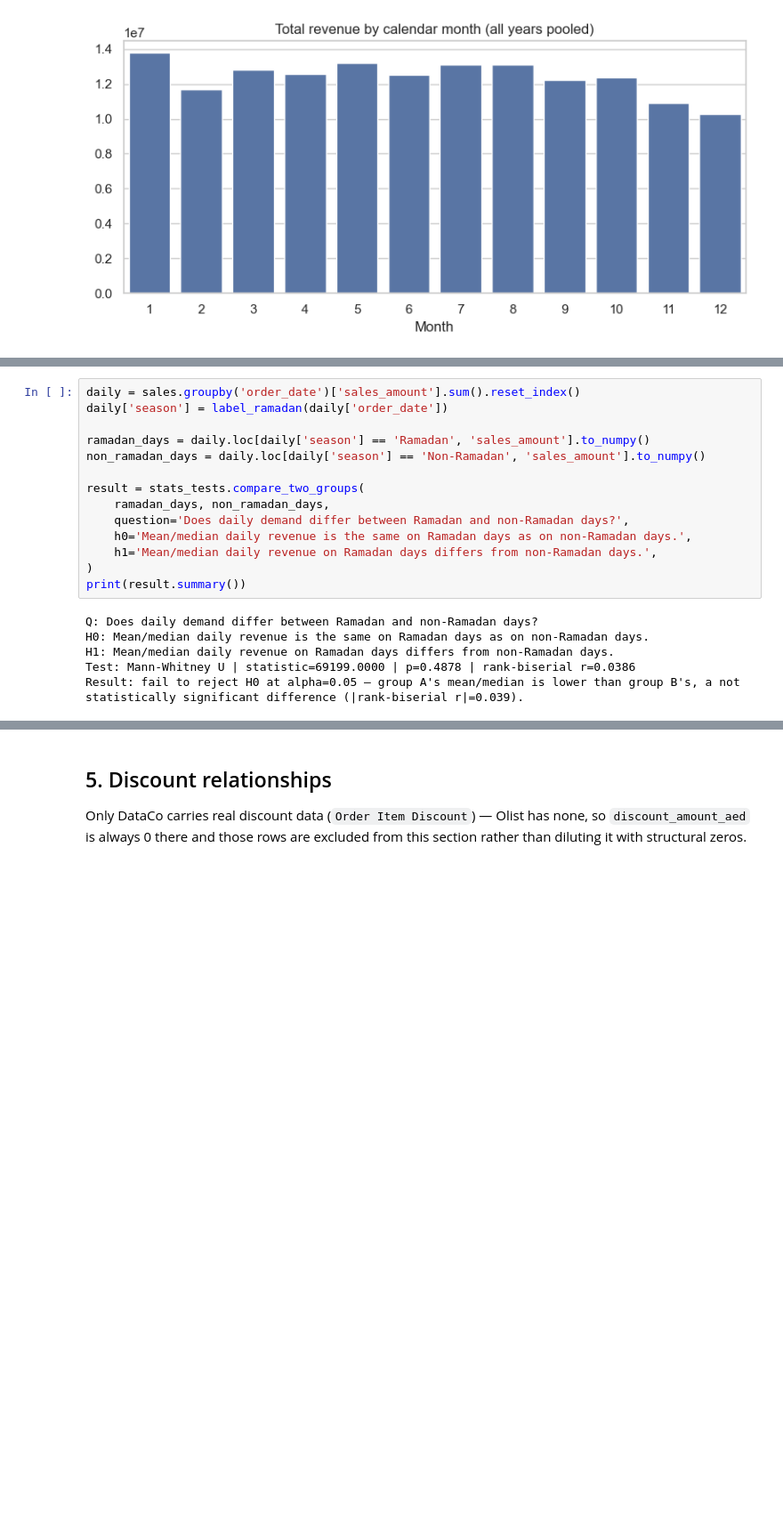
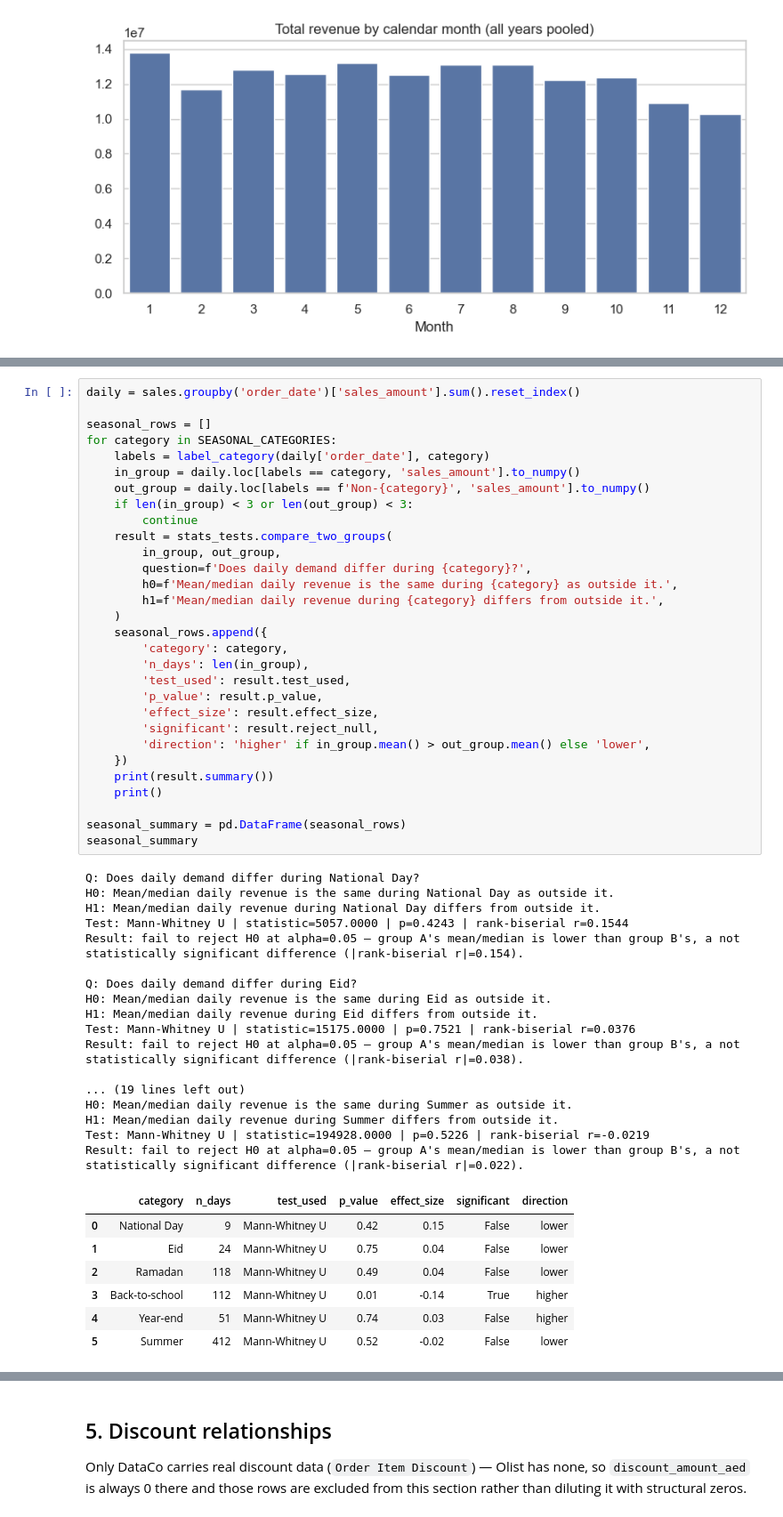
Before and after one commit to Dewwbe/Supply-Chain-Intelligence-Risk-Analytics-Platform, a Jupyter notebook: notebooks/02_sales_eda.ipynb, the cells around one changed output, grey strips where cells are left out. Shown at 89% size. Saved outputs shown, nothing was run; the diff lists cells and outputs as text; blank space fills up the shorter version.

```diff
--- a/notebooks/02_sales_eda.ipynb
+++ b/notebooks/02_sales_eda.ipynb
@@ -103,20 +122,55 @@ Ramadan date ranges are real, published Gregorian equivalents of the Islamic cal
 # %%
 daily = sales.groupby('order_date')['sales_amount'].sum().reset_index()
-daily['season'] = label_ramadan(daily['order_date'])
 
-ramadan_days = daily.loc[daily['season'] == 'Ramadan', 'sales_amount'].to_numpy()
-non_ramadan_days = daily.loc[daily['season'] == 'Non-Ramadan', 'sales_amount'].to_numpy()
+seasonal_rows = []
+for category in SEASONAL_CATEGORIES:
+    labels = label_category(daily['order_date'], category)
+    in_group = daily.loc[labels == category, 'sales_amount'].to_numpy()
+    out_group = daily.loc[labels == f'Non-{category}', 'sales_amount'].to_numpy()
+    if len(in_group) < 3 or len(out_group) < 3:
+        continue
+    result = stats_tests.compare_two_groups(
+        in_group, out_group,
+        question=f'Does daily demand differ during {category}?',
+        h0=f'Mean/median daily revenue is the same during {category} as outside it.',
+        h1=f'Mean/median daily revenue during {category} differs from outside it.',
+    )
+    seasonal_rows.append({
+        'category': category,
+        'n_days': len(in_group),
+        'test_used': result.test_used,
+        'p_value': result.p_value,
+        'effect_size': result.effect_size,
+        'significant': result.reject_null,
+        'direction': 'higher' if in_group.mean() > out_group.mean() else 'lower',
+    })
+    print(result.summary())
+    print()
 
-result = stats_tests.compare_two_groups(
-    ramadan_days, non_ramadan_days,
-    question='Does daily demand differ between Ramadan and non-Ramadan days?',
-    h0='Mean/median daily revenue is the same on Ramadan days as on non-Ramadan days.',
-    h1='Mean/median daily revenue on Ramadan days differs from non-Ramadan days.',
-)
-print(result.summary())
+seasonal_summary = pd.DataFrame(seasonal_rows)
+seasonal_summary
 # %% [output]
-Q: Does daily demand differ between Ramadan and non-Ramadan days?
-H0: Mean/median daily revenue is the same on Ramadan days as on non-Ramadan days.
-H1: Mean/median daily revenue on Ramadan days differs from non-Ramadan days.
-Test: Mann-Whitney U | statistic=69199.0000 | p=0.4878 | rank-biserial r=0.0386
-Result: fail to reject H0 at alpha=0.05 — group A's mean/median is lower than group B's, a not statistically significant difference (|rank-biserial r|=0.039).
+Q: Does daily demand differ during National Day?
+H0: Mean/median daily revenue is the same during National Day as outside it.
+H1: Mean/median daily revenue during National Day differs from outside it.
+Test: Mann-Whitney U | statistic=5057.0000 | p=0.4243 | rank-biserial r=0.1544
+Result: fail to reject H0 at alpha=0.05 — group A's mean/median is lower than group B's, a not statistically significant difference (|rank-biserial r|=0.154).
+
+Q: Does daily demand differ during Eid?
+H0: Mean/median daily revenue is the same during Eid as outside it.
+H1: Mean/median daily revenue during Eid differs from outside it.
+Test: Mann-Whitney U | statistic=15175.0000 | p=0.7521 | rank-biserial r=0.0376
+Result: fail to reject H0 at alpha=0.05 — group A's mean/median is lower than group B's, a not statistically significant difference (|rank-biserial r|=0.038).
+
+... (19 lines left out)
+H0: Mean/median daily revenue is the same during Summer as outside it.
+H1: Mean/median daily revenue during Summer differs from outside it.
+Test: Mann-Whitney U | statistic=194928.0000 | p=0.5226 | rank-biserial r=-0.0219
+Result: fail to reject H0 at alpha=0.05 — group A's mean/median is lower than group B's, a not statistically significant difference (|rank-biserial r|=0.022).
+|  | category | n_days | test_used | p_value | effect_size | significant | direction |
+| 0 | National Day | 9 | Mann-Whitney U | 0.42 | 0.15 | False | lower |
+| 1 | Eid | 24 | Mann-Whitney U | 0.75 | 0.04 | False | lower |
+| 2 | Ramadan | 118 | Mann-Whitney U | 0.49 | 0.04 | False | lower |
+| 3 | Back-to-school | 112 | Mann-Whitney U | 0.01 | -0.14 | True | higher |
+| 4 | Year-end | 51 | Mann-Whitney U | 0.74 | 0.03 | False | higher |
+| 5 | Summer | 412 | Mann-Whitney U | 0.52 | -0.02 | False | lower |
```
Also changed, not shown: parts of 11 cells of this notebook, 11 other files.
